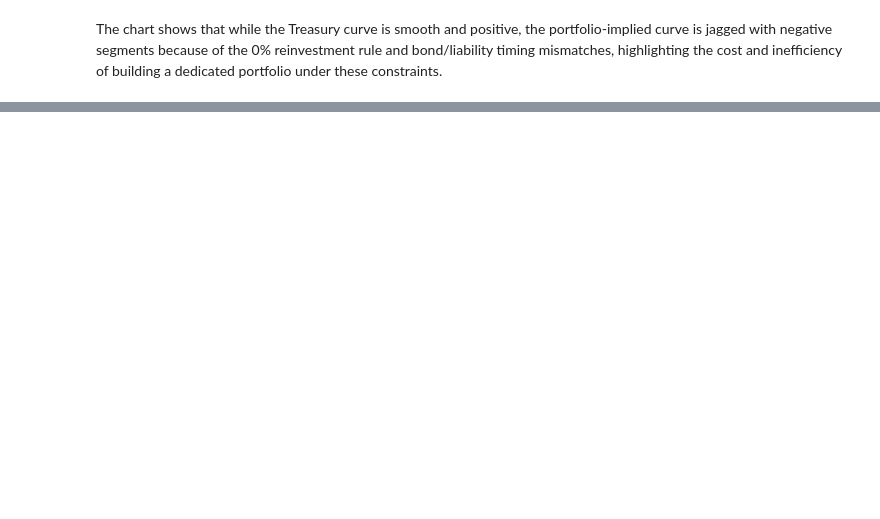
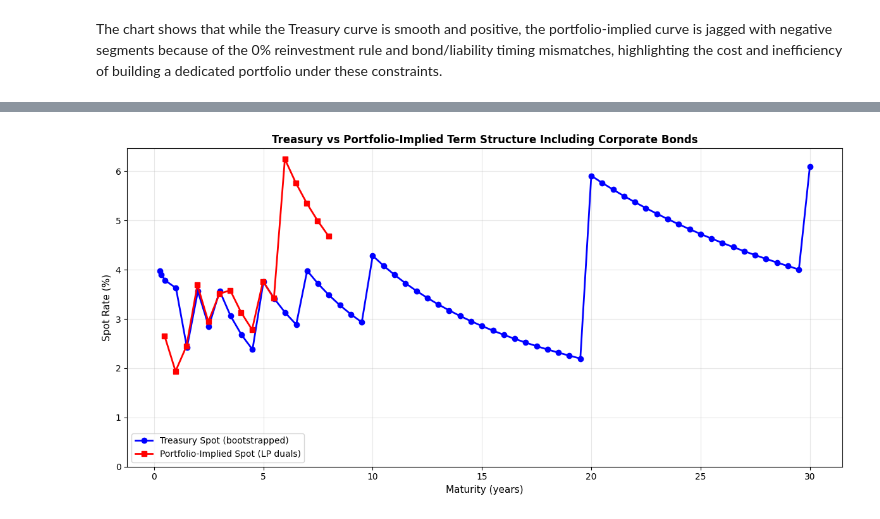
Before and after one commit to Teyymour/CMOR462_Project1, a Jupyter notebook: CMOR462_Project1.ipynb, the cells around one changed output, grey strips where cells are left out. Cells and saved outputs as stored; diff of their text form; code cells hidden in the pictures; blank space fills up the shorter version.

```diff
--- a/CMOR462_Project1.ipynb
+++ b/CMOR462_Project1.ipynb
@@ -331,17 +332,15 @@ n_periods = len(liabilities_df)
 # Create cash flow matrix: cash_flow[i, t] = cash received from bond i during period t
 cash_flow_matrix = np.zeros((n_instruments, n_periods))
 
+period_ends = liabilities_df['Date'].to_list()
+period_starts = [settlement_date] + period_ends[:-1]
+
 for i, instrument in instruments_df.iterrows():
     cashflows = generate_bond_cashflows(instrument, settlement_date)
 
     for cf_date, cf_amount in cashflows:
-        # Determine which liability period this cash flow belongs to
-        for t, liability_date in enumerate(liabilities_df['Date']):
-            # Cash flow belongs to period if it occurs during that month
-            period_year = liability_date.year
-            period_month = liability_date.month
-
-            if cf_date.year == period_year and cf_date.month == period_month:
+        for t in range(n_periods):
+            if (cf_date > period_starts[t]) and (cf_date <= period_ends[t]):
                 cash_flow_matrix[i, t] += cf_amount
                 break
 
@@ -394,7 +393,7 @@ for t in range(n_periods):
                        name=f"cashflow_{t}")
     else:
         # Last period: no cash carryforward needed
-        model.addConstr(cash_inflow >= liability,
+        model.addConstr(cash_inflow == liability,
                        name=f"cashflow_{t}")
 
 print(f"Total constraints: {model.NumConstrs}")
@@ -685 +697,55 @@ Coefficient statistics:
 2033-09-30         10              0.000000
+# %%
+print("Extracting implied discount factors from LP dual variables...")
+print("=" * 80)
+
+valuation_date = datetime(2025, 10, 8)
+liabilities_df['Days_to_Payment'] = (liabilities_df['Date'] - valuation_date).dt.days
+liabilities_df['Years_to_Payment'] = liabilities_df['Days_to_Payment'] / 365
+
+implied = []
+for t in range(len(liabilities_df)):
+    constr = model.getConstrByName(f"cashflow_{t}")
+    df_t = constr.Pi  # dual IS the discount factor here
+    T = float(liabilities_df['Years_to_Payment'].iloc[t])
+    implied.append({'Years': T, 'DF': df_t})
+
+implied_df = pd.DataFrame(implied).sort_values('Years').reset_index(drop=True)
+implied_df['Spot_Cont'] = -np.log(implied_df['DF']) / implied_df['Years']
+
+def df_interp(t):
+    T_known = df_curve['Years'].values
+    DF_known = df_curve['DF'].values
+    return float(np.interp(t, T_known, DF_known))
+
+liabilities_df['DF'] = liabilities_df['Years_to_Payment'].apply(df_interp)
+treasury_spot = -np.log(liabilities_df['DF']) / liabilities_df['Years_to_Payment']
+
+print("\nPortfolio-Implied Discount Factors:")
+print(implied_df[['Years','DF']].to_string(index=False))
+
+print("\nPortfolio-Implied Continuous Spots (%):")
+print((implied_df.assign(SpotPct=100*implied_df['Spot_Cont']))[['Years','SpotPct']].to_string(index=False))
+
+comparison_df = pd.DataFrame({
+    'Years': implied_df['Years'],
+    'Treasury_Spot_%': 100*treasury_spot.values,
+    'Portfolio_Spot_%': 100*implied_df['Spot_Cont'].values,
+    'Spread_bps': 10000*(implied_df['Spot_Cont'].values - treasury_spot.values)
+})
+
+print("\nComparison (Treasury vs Portfolio-Implied):")
+print(comparison_df.to_string(index=False))
+
+plt.figure(figsize=(12,6))
+plt.plot(df_curve['Years'], -np.log(df_curve['DF'])/df_curve['Years']*100, 'b-o', linewidth=2, markersize=6, label='Treasury Spot (bootstrapped)')
+plt.plot(implied_df['Years'], implied_df['Spot_Cont']*100, 'r-s', linewidth=2, markersize=6, label='Portfolio-Implied Spot (LP duals)')
+plt.xlabel('Maturity (years)', fontsize=11)
+plt.ylabel('Spot Rate (%)', fontsize=11)
+plt.title('Treasury vs Portfolio-Implied Term Structure Including Corporate Bonds', fontsize=12, fontweight='bold')
+plt.legend()
+plt.grid(True, alpha=0.3)
+plt.ylim(bottom=0)
+plt.tight_layout()
+plt.show()
+# %% [output]
@@ -685,0 +769 @@ Coefficient statistics:
+[figure, added]
```
Also changed, not shown: parts of 7 cells of this notebook.
